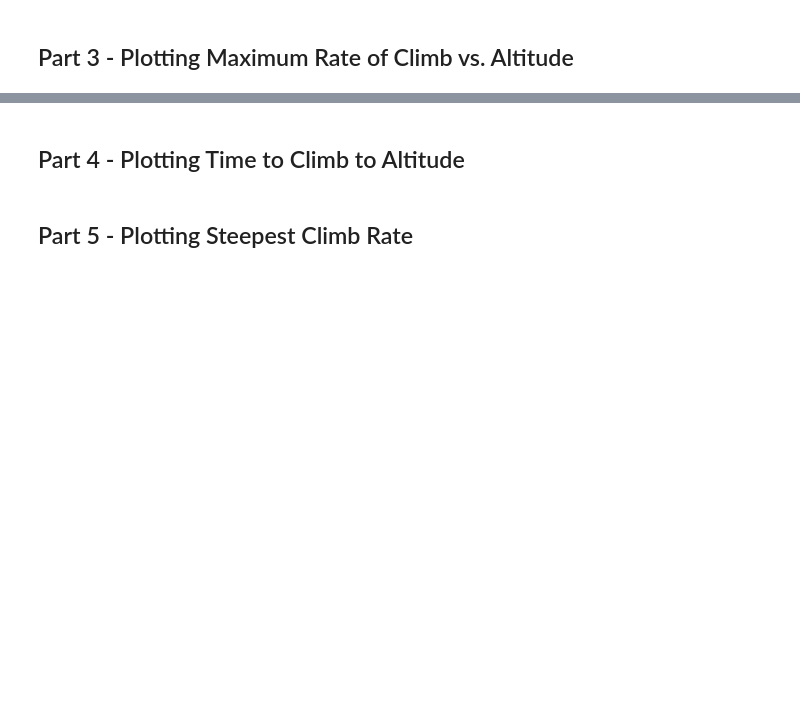
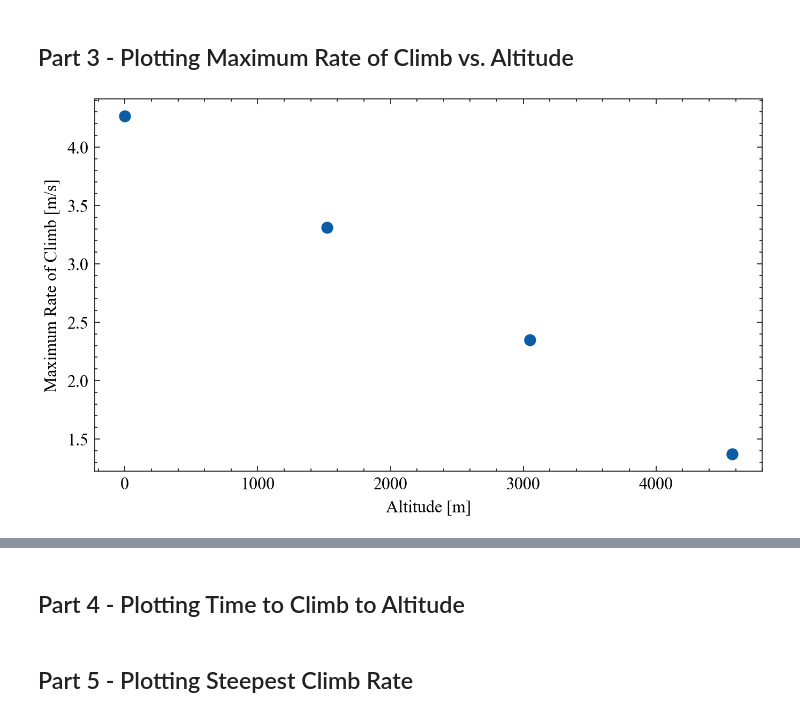
Before and after one commit to MichaszJ/aircraft-performance-projects, a Jupyter notebook: Project2.ipynb, the cells around one changed output, grey strips where cells are left out. Saved outputs shown, nothing was run; the diff lists cells and outputs as text; code cells hidden in the pictures; blank space fills up the shorter version.

```diff
--- a/Project2.ipynb
+++ b/Project2.ipynb
@@ -38,2 +94,6 @@ ca.hodograph(metric=False)
 # %% [markdown]
 ## Part 3 - Plotting Maximum Rate of Climb vs. Altitude
+# %%
+ca.ceilings(metric=True)
+# %% [output]
+[figure, added]
```
Also changed, not shown: parts of 9 cells of this notebook, 1 other file.
